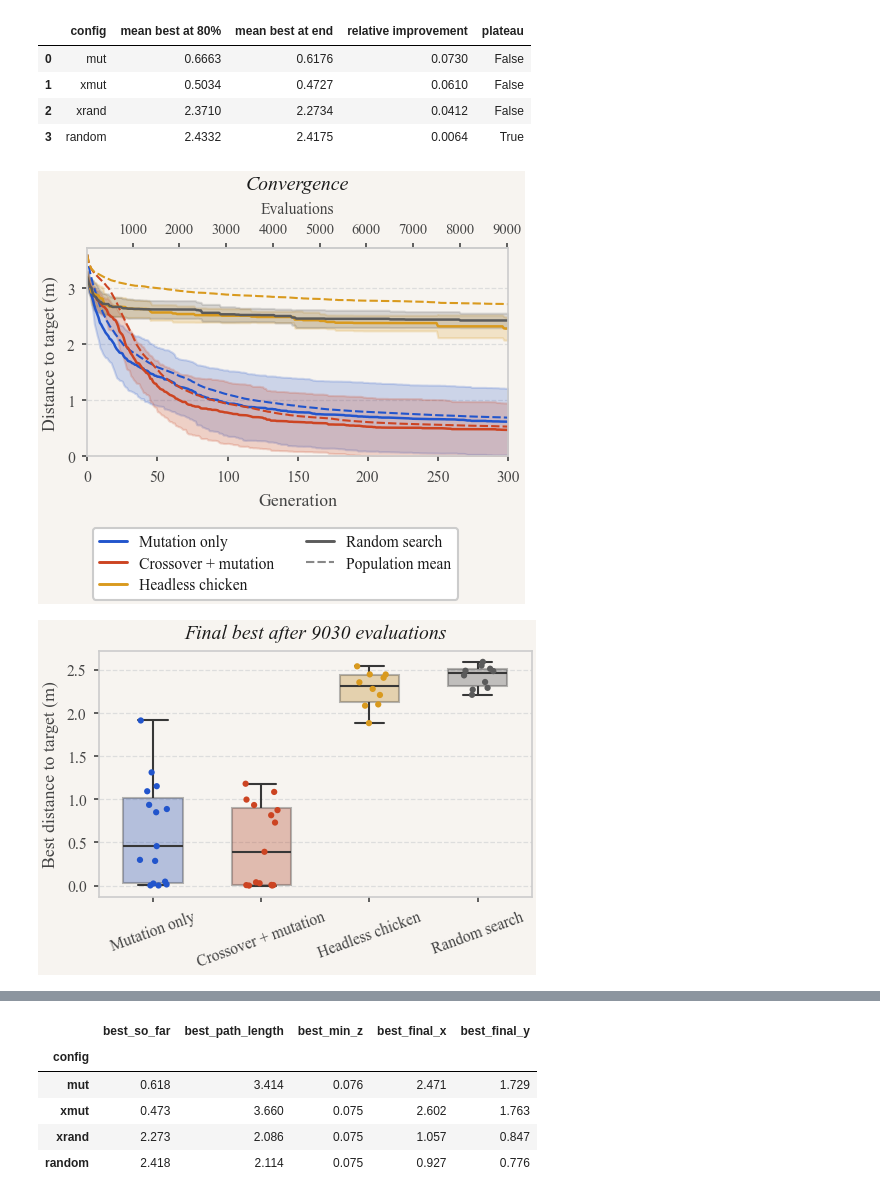
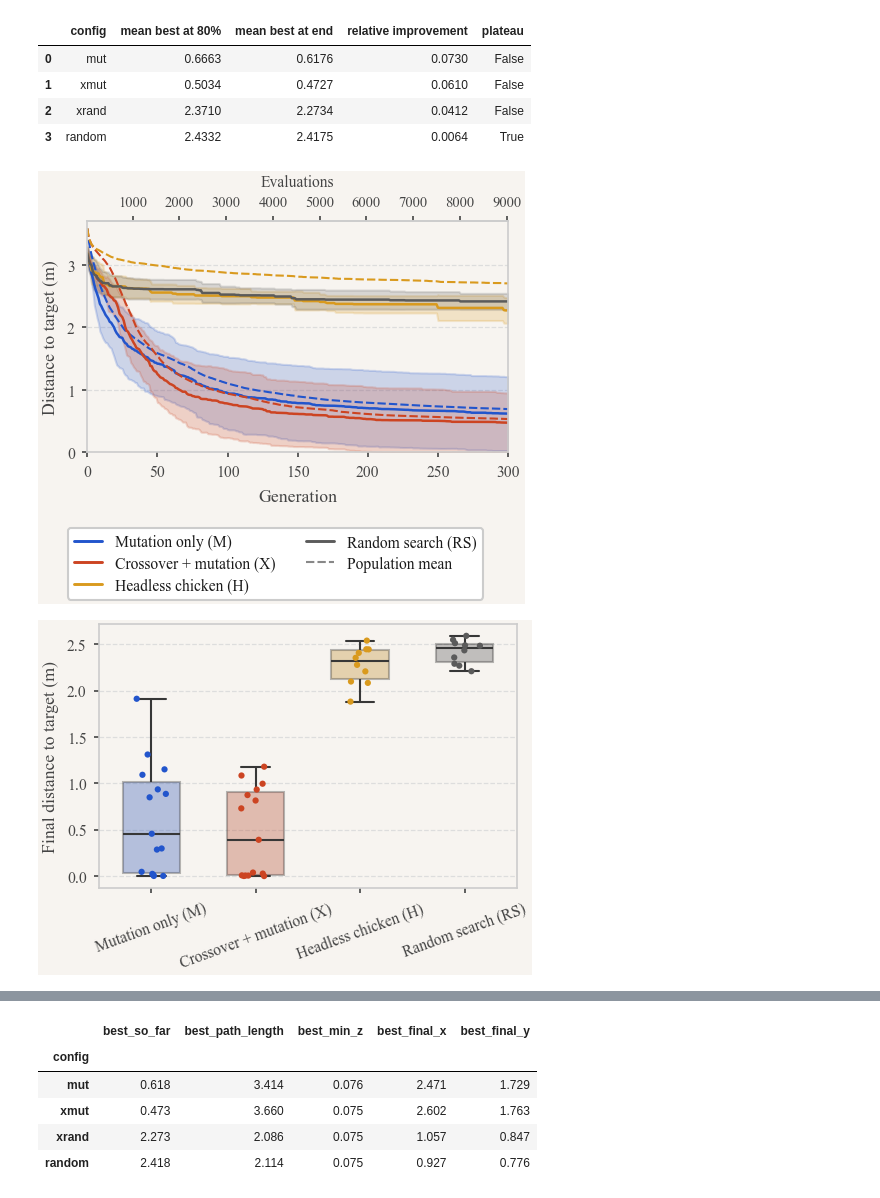
Before and after one commit to codegithubka/EvolutionaryComputing2026, a Jupyter notebook: assignments/assignment_2/analysis.ipynb, the cells around one changed output, grey strips where cells are left out. Cells and saved outputs as stored; diff of their text form; code cells hidden in the pictures.

```diff
--- a/assignments/assignment_2/analysis.ipynb
+++ b/assignments/assignment_2/analysis.ipynb
@@ -77,11 +77,11 @@ mpl.rcParams.update(
 ALL_CONFIGS = ["mut", "xmut", "xrand", "xunit", "random"]
 CONFIGS = [c for c in ALL_CONFIGS if (DATA / c).is_dir()]
 LABELS = {
-    "mut": "Mutation only",
-    "xmut": "Crossover + mutation",
-    "xrand": "Headless chicken",
+    "mut": "Mutation only (M)",
+    "xmut": "Crossover + mutation (X)",
+    "xrand": "Headless chicken (H)",
     "xunit": "Unit crossover + mutation",
-    "random": "Random search",
+    "random": "Random search (RS)",
 }
 COLORS = {
     "mut": "#2255cc",
@@ -318,31 +318,30 @@ plateau.round(4)
 # %%
 POP = 30  # mu = lambda: evaluations = POP * (gen + 1)
 DASHED = (0, (4, 1.5))
 fig, ax = plt.subplots(figsize=(COL_W, 2.9))
 for config in CONFIGS:
     runs = df[df["config"] == config]
     sns.lineplot(data=runs, x="gen", y="best_so_far", color=COLORS[config],
                  errorbar="sd", legend=False, ax=ax)
     if config != "random":
         sns.lineplot(data=runs, x="gen", y="mean", color=COLORS[config], errorbar=None,
                      linestyle=DASHED, linewidth=1.0, legend=False, ax=ax)
-panel_title(ax, "Convergence")
 ax.set_xlabel("Generation")
 ax.set_ylabel("Distance to target (m)")
 ax.set_xlim(0, df["gen"].max())
 ax.set_ylim(0, 3.7)
 top = ax.secondary_xaxis("top", functions=(lambda g: POP * (g + 1), lambda e: e / POP - 1))
 top.set_xlabel("Evaluations", fontsize=7.5, color="#444444")
 top.tick_params(labelsize=7)
 handles = [Line2D([], [], color=COLORS[c], lw=1.4, label=LABELS[c]) for c in CONFIGS]
 handles.append(Line2D([], [], color="#888888", lw=1.0, linestyle=DASHED, label="Population mean"))
-fig.tight_layout(pad=0.4, rect=(0, 0.2, 1, 1))
+fig.tight_layout(pad=0.4, rect=(0, 0.21, 1, 1))
 fig.legend(handles=handles, loc="lower center", ncol=2, bbox_to_anchor=(0.5, -0.01))
 fig.savefig(OUT / "fig1_convergence.png")
 fig.savefig(OUT / "fig1_convergence.pdf")
 plt.show()
 # %% [output]
-[figure, old version]
+[figure, new version]
 # %%
 fig, ax = plt.subplots(figsize=(COL_W, 2.4))
 data = last.assign(label=last["config"].map(LABELS))
@@ -373,16 +372,15 @@ sns.stripplot(
     legend=False,
     ax=ax,
 )
-panel_title(ax, f"Final best after {BUDGET} evaluations")
 ax.set_xlabel("")
-ax.set_ylabel("Best distance to target (m)")
+ax.set_ylabel("Final distance to target (m)")
 ax.tick_params(axis="x", labelrotation=20)
 fig.tight_layout(pad=0.4)
 fig.savefig(OUT / "fig2_final_best.png")
 fig.savefig(OUT / "fig2_final_best.pdf")
 plt.show()
 # %% [output]
-[figure, old version]
+[figure, new version]
 # %%
 # Why does (or doesn't) crossover help? Reaching the target, diversity, offspring quality.
 SUCCESS_M = 0.1
```
Also changed, not shown: parts of 4 cells of this notebook, 12 other files.
